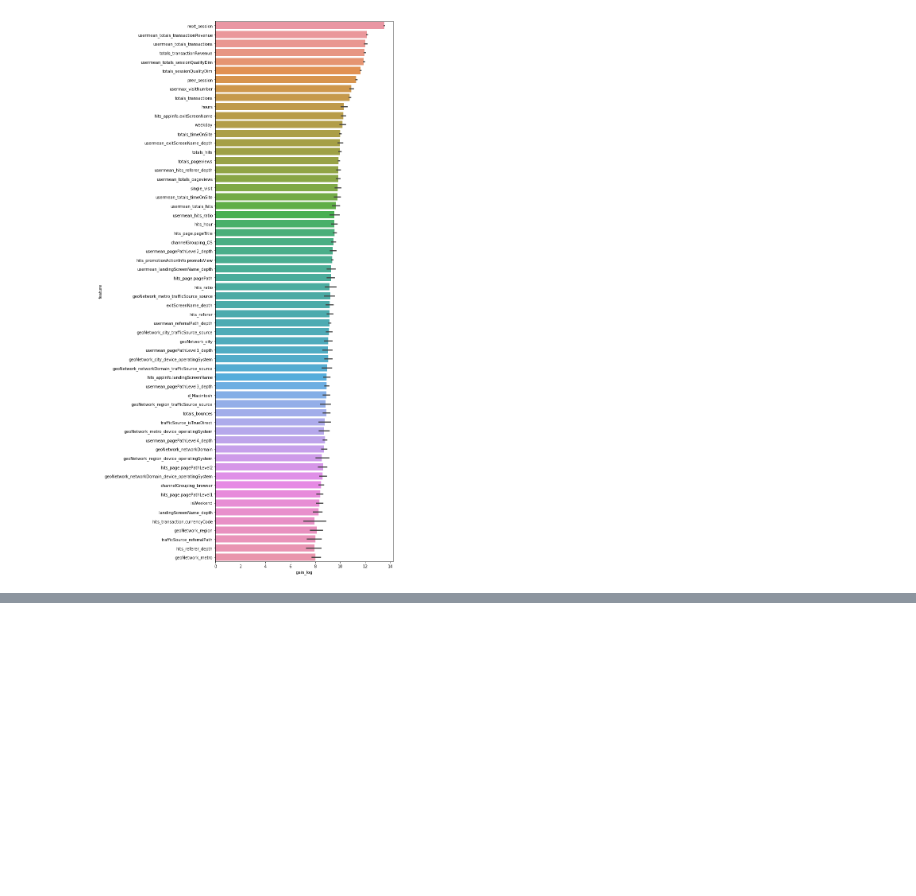
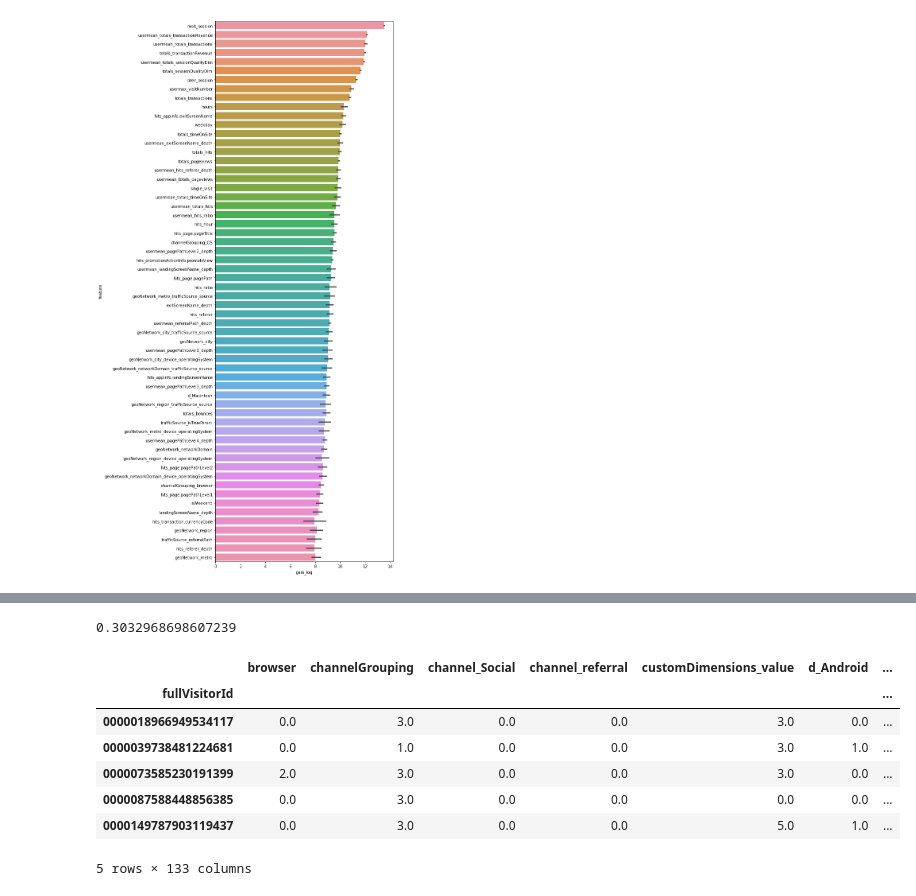
Before and after one commit to BaiTongZheng/GS_Prediction, a Jupyter notebook: DataCombine_and_BaseModel.ipynb, the cells around one changed output, grey strips where cells are left out. Cells and saved outputs as stored; diff of their text form; code cells hidden in the pictures; blank space fills up the shorter version.

```diff
--- a/DataCombine_and_BaseModel.ipynb
+++ b/DataCombine_and_BaseModel.ipynb
@@ -794,8 +827,8 @@ cat_sub_preds = np.zeros(test_fulldata[features].shape[0])
 vis_importances = pd.DataFrame()
 
 for fold_, (trn_, val_) in enumerate(folds):
-    trn_x, trn_y = train_fulldata.iloc[trn_], train_fulldata['target'].iloc[trn_]
-    val_x, val_y = train_fulldata.iloc[val_], train_fulldata['target'].iloc[val_]
+    trn_x, trn_y = train_fulldata[features].iloc[trn_], train_fulldata['target'].iloc[trn_]
+    val_x, val_y = train_fulldata[features].iloc[val_], train_fulldata['target'].iloc[val_]
 
     cat = CatBoostRegressor(iterations=1000,learning_rate=0.03,
                             depth=10,
@@ -821,0 +925,39 @@ mean_squared_error(np.log1p(train_fulldata['target']), cat_oof_preds) ** .5
+# %%
+del train
+gc.collect()
+test_fulldata['lgb_pred'] = lgb_sub_preds
+test_fulldata['xgb_pred'] = xgb_sub_preds
+test_fulldata['cst_pred'] = cat_sub_preds
+test_final_data = test_fulldata[['lgb_pred','xgb_pred','cst_pred']]
+train_fulldata['lgb_pred'] = lgb_oof_preds
+train_fulldata['xgb_pred'] = xgb_oof_preds
+train_fulldata['cst_pred'] = cat_oof_preds
+train_final_data = train_fulldata[['lgb_pred','xgb_pred','cst_pred']]
+# %%
+from sklearn.linear_model import LinearRegression
+
+folds = get_folds(df=train_fulldata[['totals_pageviews']].reset_index(), n_splits=5)
+
+final_oof_preds = np.zeros(train_final_data.shape[0])
+final_sub_preds = np.zeros(test_final_data.shape[0])
+vis_importances = pd.DataFrame()
+
+for fold_, (trn_, val_) in enumerate(folds):
+    trn_x, trn_y = train_final_data.iloc[trn_], train_fulldata['target'].iloc[trn_]
+    val_x, val_y = train_final_data.iloc[val_], train_fulldata['target'].iloc[val_]
+
+    lin_reg = LinearRegression()
+    lin_reg.fit(trn_x,np.log1p(trn_y))
+    final_oof_preds[val_] = lin_reg.predict(val_x)
+    final_oof_preds[final_oof_preds < 0] = 0
+
+    # Make sure features are in the same order
+    _preds = lin_reg.predict(test_final_data[train_final_data.columns])
+    _preds[_preds < 0] = 0
+    final_sub_preds += _preds / len(folds)
+
+mean_squared_error(np.log1p(train_fulldata['target']), final_oof_preds) ** .5
+# %% [output]
+0.3032968698607239
+# %%
+test_fulldata['PredictedLogRevenue'] = final_sub_preds
@@ -821,0 +967,11 @@ mean_squared_error(np.log1p(train_fulldata['target']), cat_oof_preds) ** .5
+# %%
+test_fulldata.head()
+# %% [output]
+|  | browser | channelGrouping | channel_Social | channel_referral | customDimensions_value | d_Android | ... |
+| fullVisitorId |  |  |  |  |  |  | ... |
+| 0000018966949534117 | 0.0 | 3.0 | 0.0 | 0.0 | 3.0 | 0.0 | ... |
+| 0000039738481224681 | 0.0 | 1.0 | 0.0 | 0.0 | 3.0 | 1.0 | ... |
+| 0000073585230191399 | 2.0 | 3.0 | 0.0 | 0.0 | 3.0 | 0.0 | ... |
+| 0000087588448856385 | 0.0 | 3.0 | 0.0 | 0.0 | 0.0 | 0.0 | ... |
+| 0000149787903119437 | 0.0 | 3.0 | 0.0 | 0.0 | 5.0 | 1.0 | ... |
+5 rows × 133 columns
```
Also changed, not shown: parts of 9 cells of this notebook.
